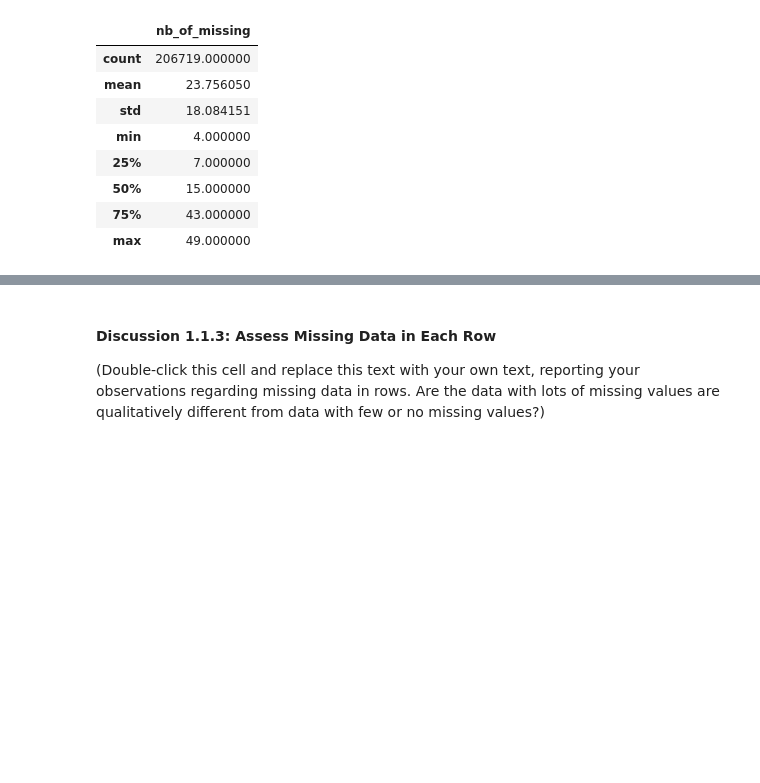
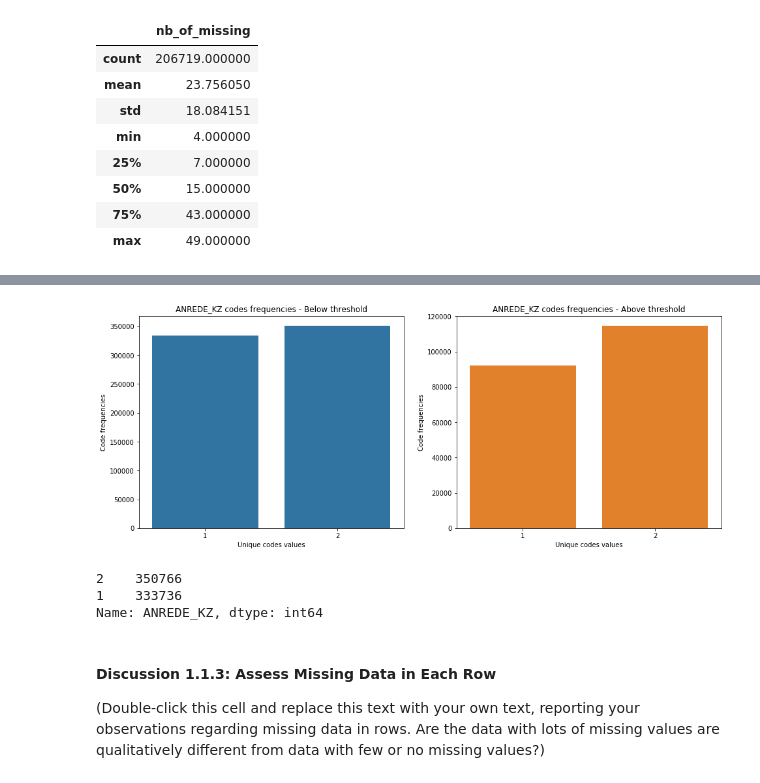
Before and after one commit to jlcossi/identify_customer_segments, a Jupyter notebook: Identify_Customer_Segments.ipynb, the cells around one changed output, grey strips where cells are left out. Saved outputs shown, nothing was run; the diff lists cells and outputs as text; code cells hidden in the pictures; blank space fills up the shorter version.

Commit message:
feat: Compare columns distribution for 2 subsets

```diff
--- a/Identify_Customer_Segments.ipynb
+++ b/Identify_Customer_Segments.ipynb
@@ -352,3 +347,32 @@ assert df_azdias_above.shape[1] == df_azdias.shape[1]
+# %%
+# Compare the distribution of values for a column where there are
+# no or few missing values, between the two subsets.
+def compare_column_distribution(column_name, dataset_below, dataset_above):
+    fig = plt.figure(figsize = [16, 6])
+
+    fig.add_subplot(1, 2, 1)
+    below_visu = sns.countplot(data = dataset_below, x = column_name, color=sns.color_palette()[0])
+    below_visu.set(title=column_name + ' codes frequencies - Below threshold',
+                 xlabel='Unique codes values',
+                 ylabel='Code frequencies')
+
+    fig.add_subplot(1, 2, 2)
+    above_visu = sns.countplot(data = dataset_above, x = column_name, color=sns.color_palette()[1])
+    above_visu.set(title=column_name + ' codes frequencies - Above threshold',
+                 xlabel='Unique codes values',
+                 ylabel='Code frequencies');
+    return
+# %%
+# Compagre ANREDE_K
+compare_column_distribution('ANREDE_KZ', df_azdias_below, df_azdias_above)
+# %% [output]
+[figure, added]
+# %%
+df_azdias_below['ANREDE_KZ'].value_counts()
+# %% [output]
+2    350766
+1    333736
+Name: ANREDE_KZ, dtype: int64
 # %% [markdown]
 #### Discussion 1.1.3: Assess Missing Data in Each Row
 
```
Also changed, not shown: parts of 1 cell of this notebook.
